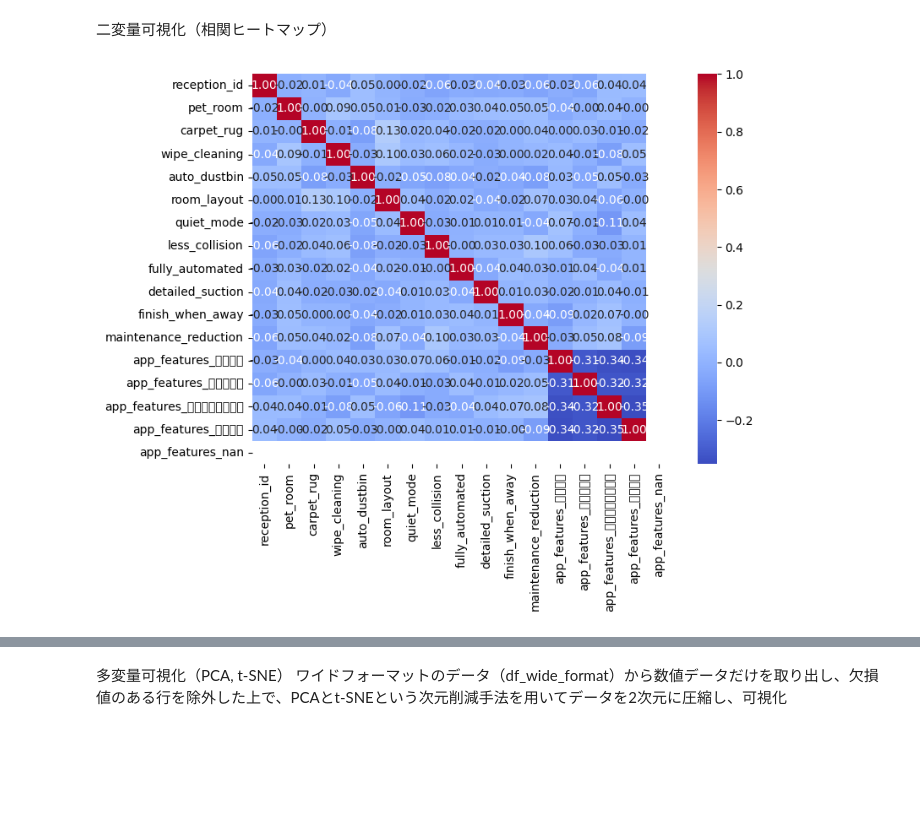
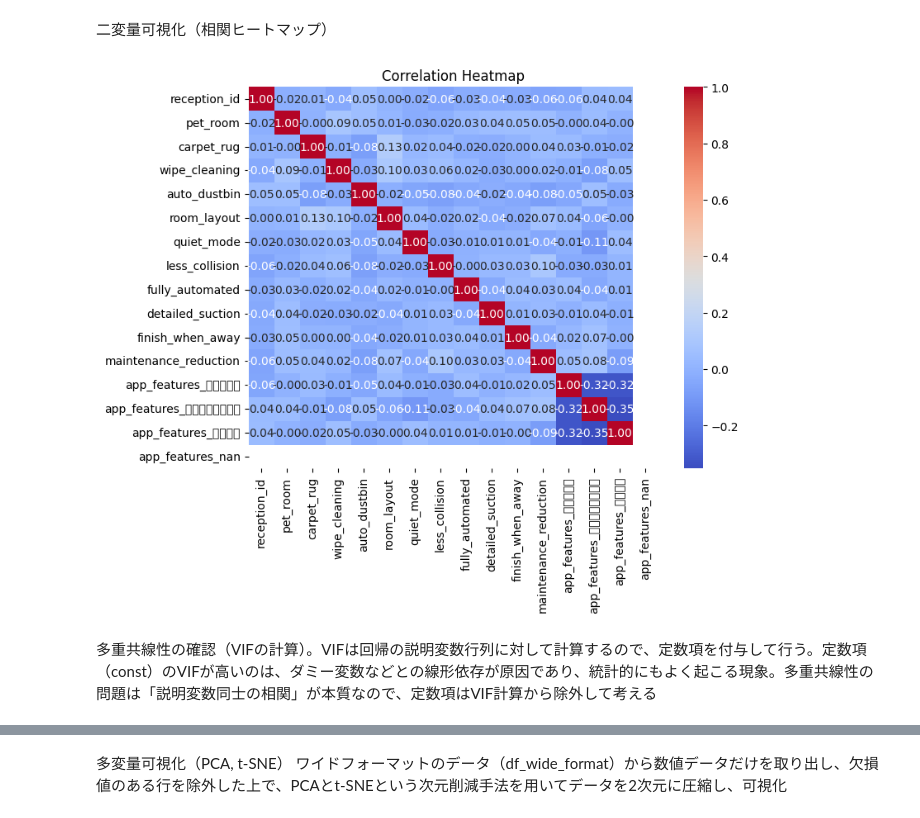
Before and after one commit to emon0415/team_wwww, a Jupyter notebook: wwww.ipynb, the cells around one changed output, grey strips where cells are left out. Cells and saved outputs as stored; diff of their text form; code cells hidden in the pictures; blank space fills up the shorter version.

```diff
--- a/wwww.ipynb
+++ b/wwww.ipynb
@@ -86,7 +110,13 @@ df_encoded["room_layout"] = le.fit_transform(df_encoded["room_layout"])
 
 
 # q4_answer_categorical はワンホットエンコーディング
-df_encoded = pd.get_dummies(df_encoded, columns=["app_features"], prefix="app_features", dummy_na=True)
+df_encoded = pd.get_dummies(
+    df_encoded,
+    columns=["app_features"],
+    prefix="app_features",
+    dummy_na=True,
+    drop_first=True  # 列同士が完全に線形従属になり多重共線性が無限大になってしまうため、１列落とす
+)
 # ワンホットエンコーディングの結果がbooleanの場合、0/1の整数に変換
 for col in df_encoded.columns:
     if col.startswith("app_features"):
@@ -139,6 +169,9 @@ for col in numeric_cols:
 # %%
 plt.figure(figsize=(8,6))
 sns.heatmap(df_encoded.corr(), annot=True, fmt=".2f", cmap="coolwarm")
+plt.title("Correlation Heatmap")
 plt.show()
 # %% [output]
-[figure, old version]
+[figure, new version]
+# %% [markdown]
+多重共線性の確認（VIFの計算）。VIFは回帰の説明変数行列に対して計算するので、定数項を付与して行う。定数項（const）のVIFが高いのは、ダミー変数などとの線形依存が原因であり、統計的にもよく起こる現象。多重共線性の問題は「説明変数同士の相関」が本質なので、定数項はVIF計算から除外して考える
```
Also changed, not shown: parts of 7 cells of this notebook.
